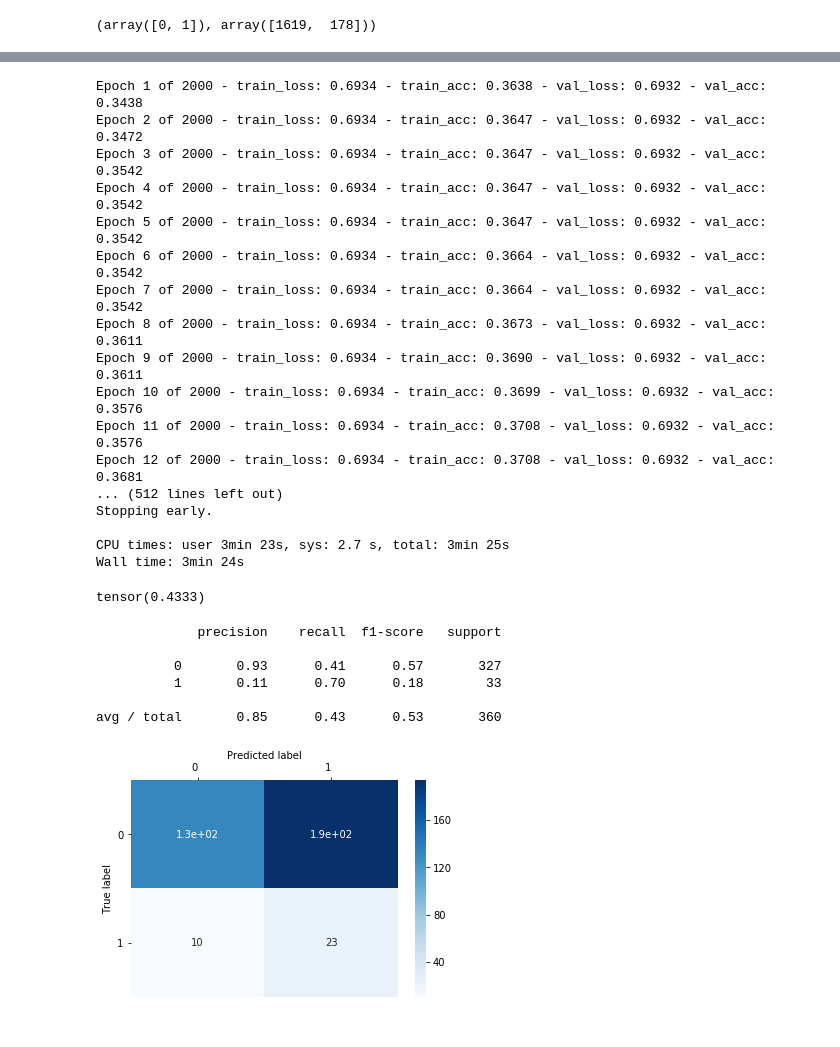
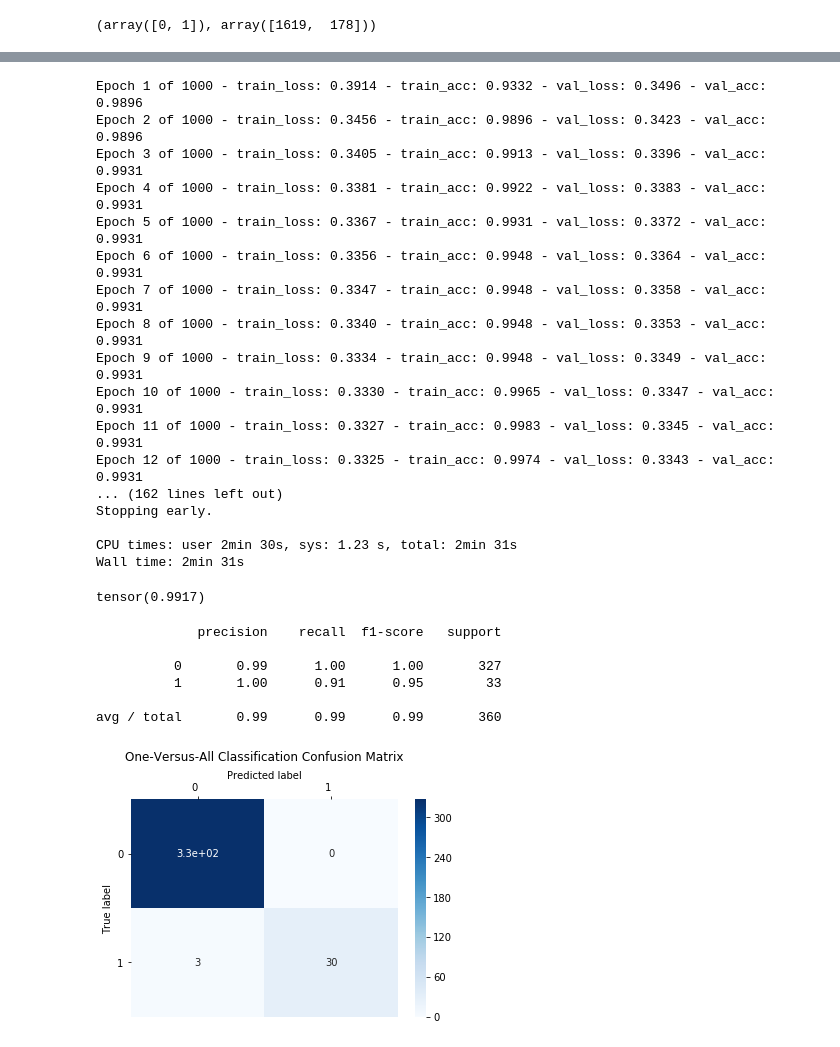
Before and after one commit to AnthonyDickson/summer-bursary-2018, a Jupyter notebook: Experiments-One_Versus_All.ipynb, the cells around one changed output, grey strips where cells are left out. Cells and saved outputs as stored; diff of their text form; code cells hidden in the pictures.

```diff
--- a/Experiments-One_Versus_All.ipynb
+++ b/Experiments-One_Versus_All.ipynb
@@ -39,9 +39,9 @@ X_train, X_test, y_train, y_test = train_test_split(X, y, test_size=0.2, shuffle
 
 clf = RayTracerThing(input_shape=image_shape,
                      hidden_layer_shape=image_shape,
-                     n_layers=5,
+                     n_hidden_layers=3,
                      n_classes=2,
-                     activation_func=lambda x: torch.softmax(x, dim=0),
+                     activation_func=Activations.softmax,
                      loss_func=torch.nn.functional.cross_entropy,
                      learning_rate=1)
 # %% [output]
@@ -50,27 +50,27 @@ Wall time: 19.2 ms
 # %%
-%time clf.fit(X_train, y_train, batch_size=32, n_epochs=2000)
+%time clf.fit(X_train, y_train, batch_size=16, n_epochs=1000, early_stopping_epsilon=1e-5)
 # %% [output]
-Epoch 1 of 2000 - train_loss: 0.6934 - train_acc: 0.3638 - val_loss: 0.6932 - val_acc: 0.3438
-Epoch 2 of 2000 - train_loss: 0.6934 - train_acc: 0.3647 - val_loss: 0.6932 - val_acc: 0.3472
-Epoch 3 of 2000 - train_loss: 0.6934 - train_acc: 0.3647 - val_loss: 0.6932 - val_acc: 0.3542
-Epoch 4 of 2000 - train_loss: 0.6934 - train_acc: 0.3647 - val_loss: 0.6932 - val_acc: 0.3542
-Epoch 5 of 2000 - train_loss: 0.6934 - train_acc: 0.3647 - val_loss: 0.6932 - val_acc: 0.3542
-Epoch 6 of 2000 - train_loss: 0.6934 - train_acc: 0.3664 - val_loss: 0.6932 - val_acc: 0.3542
-Epoch 7 of 2000 - train_loss: 0.6934 - train_acc: 0.3664 - val_loss: 0.6932 - val_acc: 0.3542
-Epoch 8 of 2000 - train_loss: 0.6934 - train_acc: 0.3673 - val_loss: 0.6932 - val_acc: 0.3611
-Epoch 9 of 2000 - train_loss: 0.6934 - train_acc: 0.3690 - val_loss: 0.6932 - val_acc: 0.3611
-Epoch 10 of 2000 - train_loss: 0.6934 - train_acc: 0.3699 - val_loss: 0.6932 - val_acc: 0.3576
-Epoch 11 of 2000 - train_loss: 0.6934 - train_acc: 0.3708 - val_loss: 0.6932 - val_acc: 0.3576
-Epoch 12 of 2000 - train_loss: 0.6934 - train_acc: 0.3708 - val_loss: 0.6932 - val_acc: 0.3681
-... (512 lines left out)
+Epoch 1 of 1000 - train_loss: 0.3914 - train_acc: 0.9332 - val_loss: 0.3496 - val_acc: 0.9896
+Epoch 2 of 1000 - train_loss: 0.3456 - train_acc: 0.9896 - val_loss: 0.3423 - val_acc: 0.9896
+Epoch 3 of 1000 - train_loss: 0.3405 - train_acc: 0.9913 - val_loss: 0.3396 - val_acc: 0.9931
+Epoch 4 of 1000 - train_loss: 0.3381 - train_acc: 0.9922 - val_loss: 0.3383 - val_acc: 0.9931
+Epoch 5 of 1000 - train_loss: 0.3367 - train_acc: 0.9931 - val_loss: 0.3372 - val_acc: 0.9931
+Epoch 6 of 1000 - train_loss: 0.3356 - train_acc: 0.9948 - val_loss: 0.3364 - val_acc: 0.9931
+Epoch 7 of 1000 - train_loss: 0.3347 - train_acc: 0.9948 - val_loss: 0.3358 - val_acc: 0.9931
+Epoch 8 of 1000 - train_loss: 0.3340 - train_acc: 0.9948 - val_loss: 0.3353 - val_acc: 0.9931
+Epoch 9 of 1000 - train_loss: 0.3334 - train_acc: 0.9948 - val_loss: 0.3349 - val_acc: 0.9931
+Epoch 10 of 1000 - train_loss: 0.3330 - train_acc: 0.9965 - val_loss: 0.3347 - val_acc: 0.9931
+Epoch 11 of 1000 - train_loss: 0.3327 - train_acc: 0.9983 - val_loss: 0.3345 - val_acc: 0.9931
+Epoch 12 of 1000 - train_loss: 0.3325 - train_acc: 0.9974 - val_loss: 0.3343 - val_acc: 0.9931
+... (162 lines left out)
 Stopping early.
 
-CPU times: user 3min 23s, sys: 2.7 s, total: 3min 25s
-Wall time: 3min 24s
+CPU times: user 2min 30s, sys: 1.23 s, total: 2min 31s
+Wall time: 2min 31s
 # %%
 clf.score(X_test, y_test)
 # %% [output]
-tensor(0.4333)
+tensor(0.9917)
 # %%
 from sklearn.metrics import classification_report, confusion_matrix
 
@@ -80,21 +80,23 @@ print(classification_report(y_test, y_pred))
 # %% [output]
              precision    recall  f1-score   support
 
-          0       0.93      0.41      0.57       327
-          1       0.11      0.70      0.18        33
+          0       0.99      1.00      1.00       327
+          1       1.00      0.91      0.95        33
 
-avg / total       0.85      0.43      0.53       360
+avg / total       0.99      0.99      0.99       360
 # %%
 cm = sns.heatmap(confusion_matrix(y_test, y_pred), annot=True, cmap='Blues')
 
 cm.yaxis.set_ticklabels(cm.yaxis.get_ticklabels(), rotation=0, ha='right')
 cm.xaxis.set_ticklabels(cm.xaxis.get_ticklabels(), rotation=0, ha='right')
 cm.xaxis.tick_top()
 cm.xaxis.set_label_position('top')
 
 plt.ylabel('True label')
 plt.xlabel('Predicted label')
+plt.title('One-Versus-All Classification Confusion Matrix', y=1.15)
+plt.savefig('images/one-versus-all_confusion_matrix.png')
 plt.show()
 # %% [output]
-[figure, old version]
+[figure, new version]
 # %%
```
Also changed, not shown: parts of 3 cells of this notebook, 14 other files.
